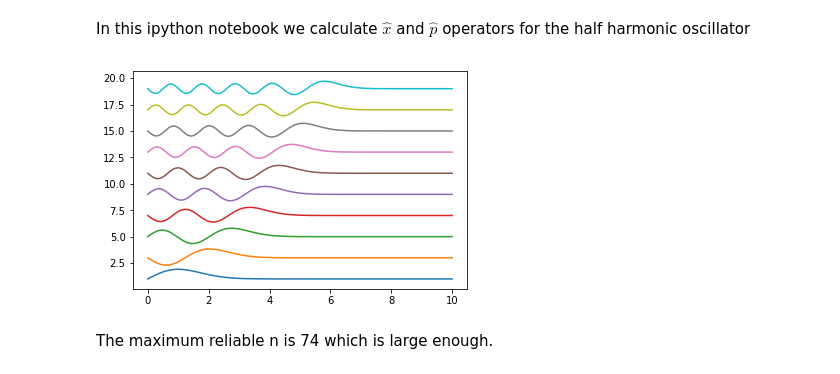
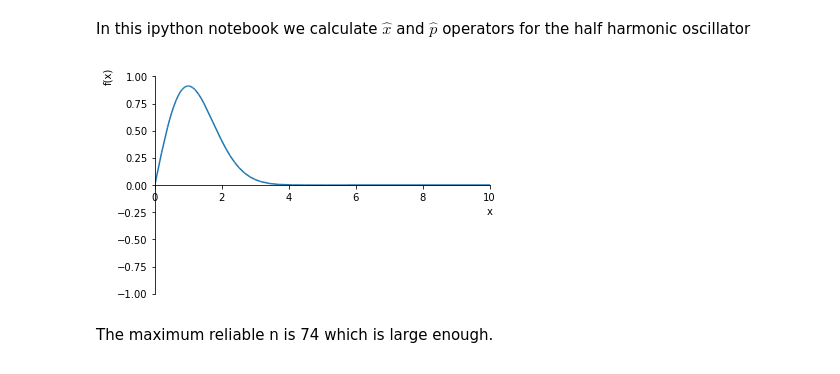
Before and after one commit to behnamgit/Q_Heat_Engine, a Jupyter notebook: Half_HO.ipynb, the cells around one changed output. Cells and saved outputs as stored; diff of their text form; code cells hidden in the pictures.

```diff
--- a/Half_HO.ipynb
+++ b/Half_HO.ipynb
@@ -14,15 +13,19 @@ from scipy.misc import factorial
 # %%
 def half_harmonic(n,x):
-    A = lambda n: np.pi**(-0.25)/np.sqrt(2**(2*n)*factorial(2*n+1))
+    A = lambda n: root(1/pi,4)/sqrt(2**(2*n)*factorial(2*n+1))
     #nonnegative = lambda x: 0 if x < 0 else 1
-    psi = A(n)*Herm(2*n+1,x)*np.exp(-x**2/2)
+    psi = A(n)*hermite(2*n+1,x)*exp(-x**2/2)
     #psi = nonnegative(x)* A(n)*Herm(2*n+1,x)*np.exp(-x**2/2)
     return psi
-# %%
-x = np.linspace(0,10,100)
-for n in range(10):
-    plt.plot(x,half_harmonic(n,x)+(2*n+1))
-# %% [output]
-[figure, removed]
+# %%
+from ipywidgets import widgets
+
+x = symbols('x')
+def plotpsi(n):
+    plot(half_harmonic(n,x),xlim=(0,10),ylim=(-1,1))
+n_slider = widgets.IntSlider(min=0, max=10, step=1, value=0)
+widgets.interactive(plotpsi,n=n_slider)
+# %% [output]
+[figure, added]
 # %% [markdown]
 The maximum reliable n is  74 which is large enough.
```
Also changed, not shown: parts of 10 cells of this notebook.
